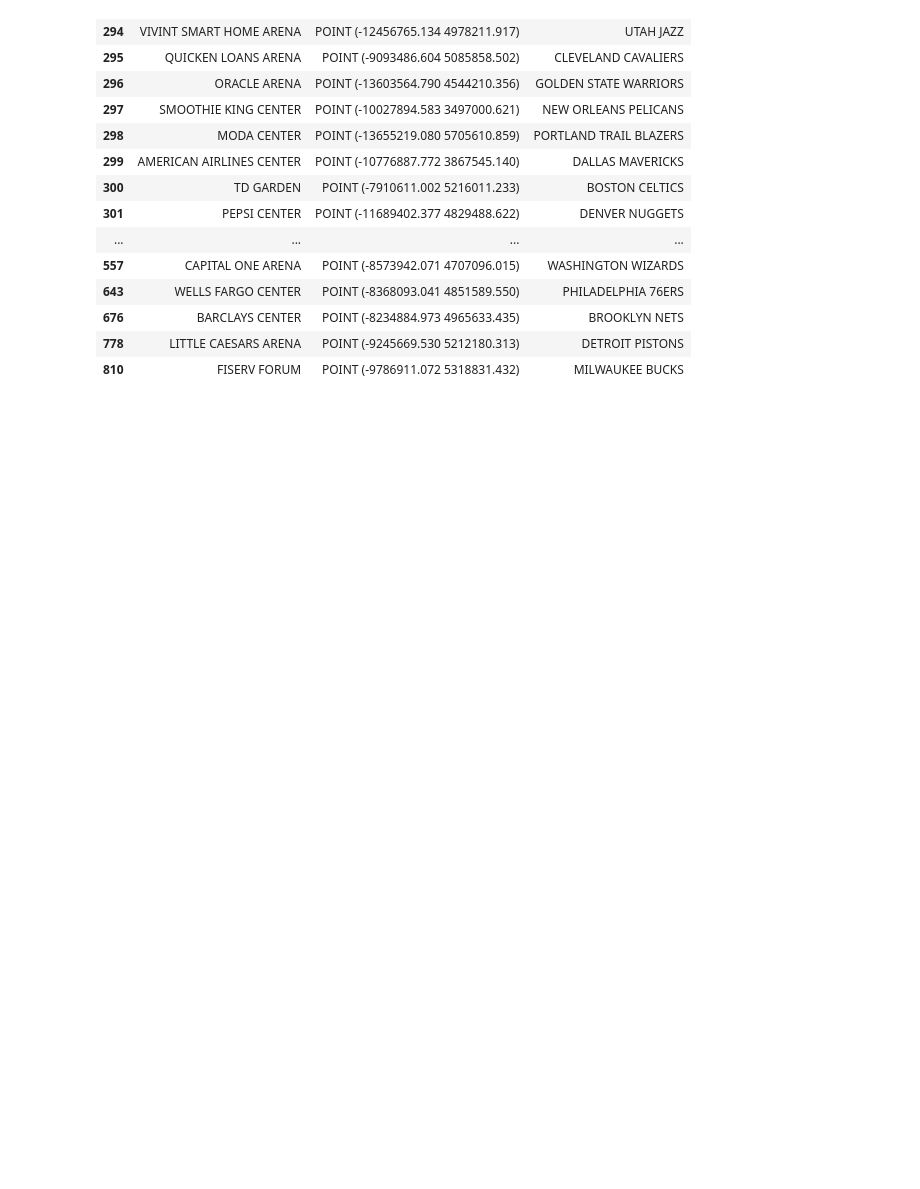
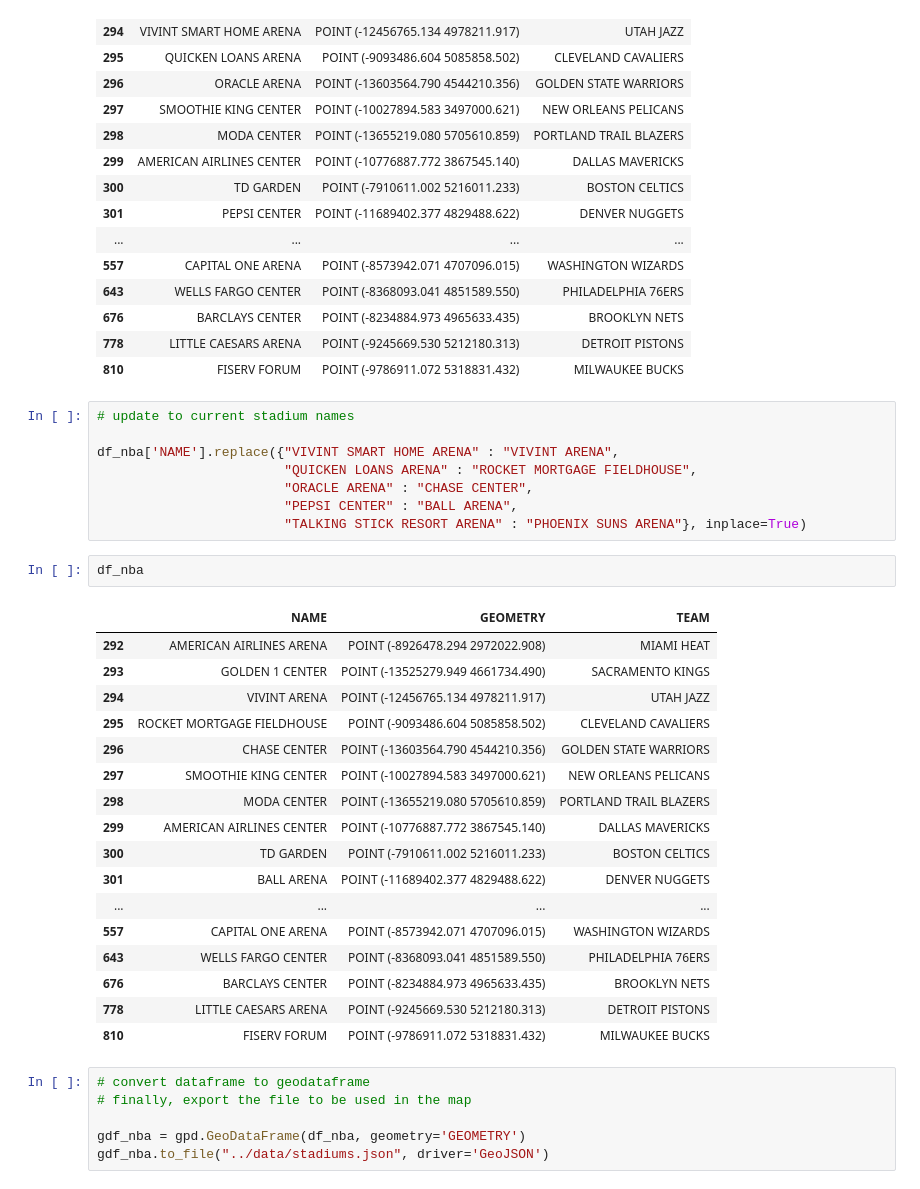
Before and after one commit to swu-uky/final-project, a Jupyter notebook: notebooks/stadiums.ipynb, the cells around one changed output. Saved outputs shown, nothing was run; the diff lists cells and outputs as text; blank space fills up the shorter version.

```diff
--- a/notebooks/stadiums.ipynb
+++ b/notebooks/stadiums.ipynb
@@ -159,3 +159,37 @@ df_nba
 | 676 | BARCLAYS CENTER | POINT (-8234884.973 4965633.435) | BROOKLYN NETS |
 | 778 | LITTLE CAESARS ARENA | POINT (-9245669.530 5212180.313) | DETROIT PISTONS |
 | 810 | FISERV FORUM | POINT (-9786911.072 5318831.432) | MILWAUKEE BUCKS |
+# %%
+# update to current stadium names
+
+df_nba['NAME'].replace({"VIVINT SMART HOME ARENA" : "VIVINT ARENA",
+                        "QUICKEN LOANS ARENA" : "ROCKET MORTGAGE FIELDHOUSE",
+                        "ORACLE ARENA" : "CHASE CENTER",
+                        "PEPSI CENTER" : "BALL ARENA",
+                        "TALKING STICK RESORT ARENA" : "PHOENIX SUNS ARENA"}, inplace=True)
+# %%
+df_nba
+# %% [output]
+|  | NAME | GEOMETRY | TEAM |
+| 292 | AMERICAN AIRLINES ARENA | POINT (-8926478.294 2972022.908) | MIAMI HEAT |
+| 293 | GOLDEN 1 CENTER | POINT (-13525279.949 4661734.490) | SACRAMENTO KINGS |
+| 294 | VIVINT ARENA | POINT (-12456765.134 4978211.917) | UTAH JAZZ |
+| 295 | ROCKET MORTGAGE FIELDHOUSE | POINT (-9093486.604 5085858.502) | CLEVELAND CAVALIERS |
+| 296 | CHASE CENTER | POINT (-13603564.790 4544210.356) | GOLDEN STATE WARRIORS |
+| 297 | SMOOTHIE KING CENTER | POINT (-10027894.583 3497000.621) | NEW ORLEANS PELICANS |
+| 298 | MODA CENTER | POINT (-13655219.080 5705610.859) | PORTLAND TRAIL BLAZERS |
+| 299 | AMERICAN AIRLINES CENTER | POINT (-10776887.772 3867545.140) | DALLAS MAVERICKS |
+| 300 | TD GARDEN | POINT (-7910611.002 5216011.233) | BOSTON CELTICS |
+| 301 | BALL ARENA | POINT (-11689402.377 4829488.622) | DENVER NUGGETS |
+| ... | ... | ... | ... |
+| 557 | CAPITAL ONE ARENA | POINT (-8573942.071 4707096.015) | WASHINGTON WIZARDS |
+| 643 | WELLS FARGO CENTER | POINT (-8368093.041 4851589.550) | PHILADELPHIA 76ERS |
+| 676 | BARCLAYS CENTER | POINT (-8234884.973 4965633.435) | BROOKLYN NETS |
+| 778 | LITTLE CAESARS ARENA | POINT (-9245669.530 5212180.313) | DETROIT PISTONS |
+| 810 | FISERV FORUM | POINT (-9786911.072 5318831.432) | MILWAUKEE BUCKS |
+# %%
+# convert dataframe to geodataframe
+# finally, export the file to be used in the map
+
+gdf_nba = gpd.GeoDataFrame(df_nba, geometry='GEOMETRY')
+gdf_nba.to_file("../data/stadiums.json", driver='GeoJSON')
```
Also changed, not shown: parts of 2 cells of this notebook, 44 other files.
